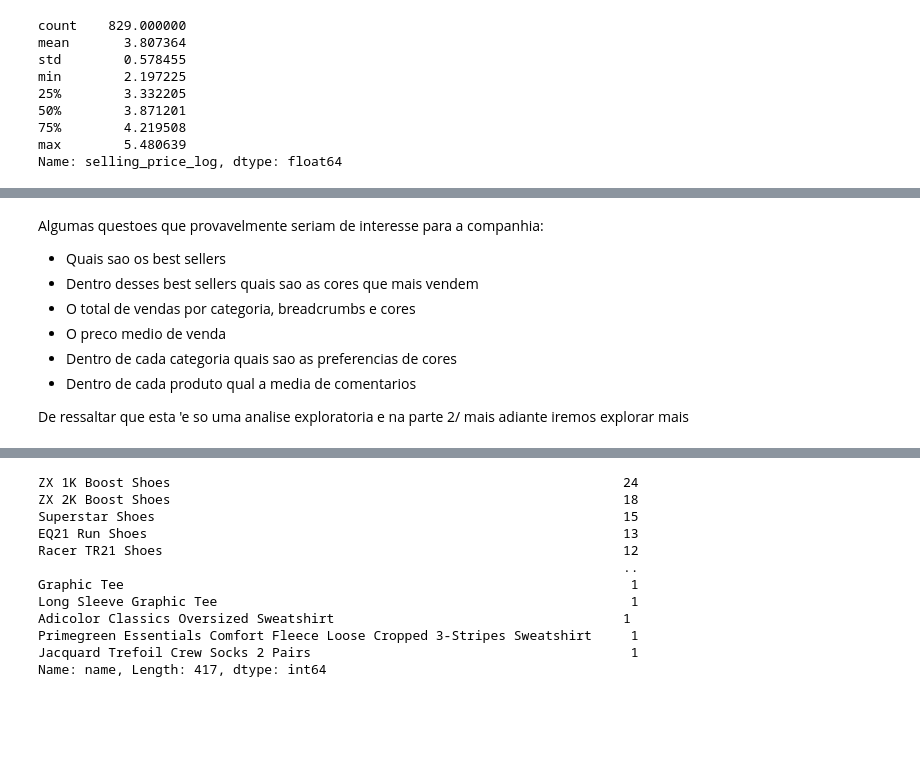
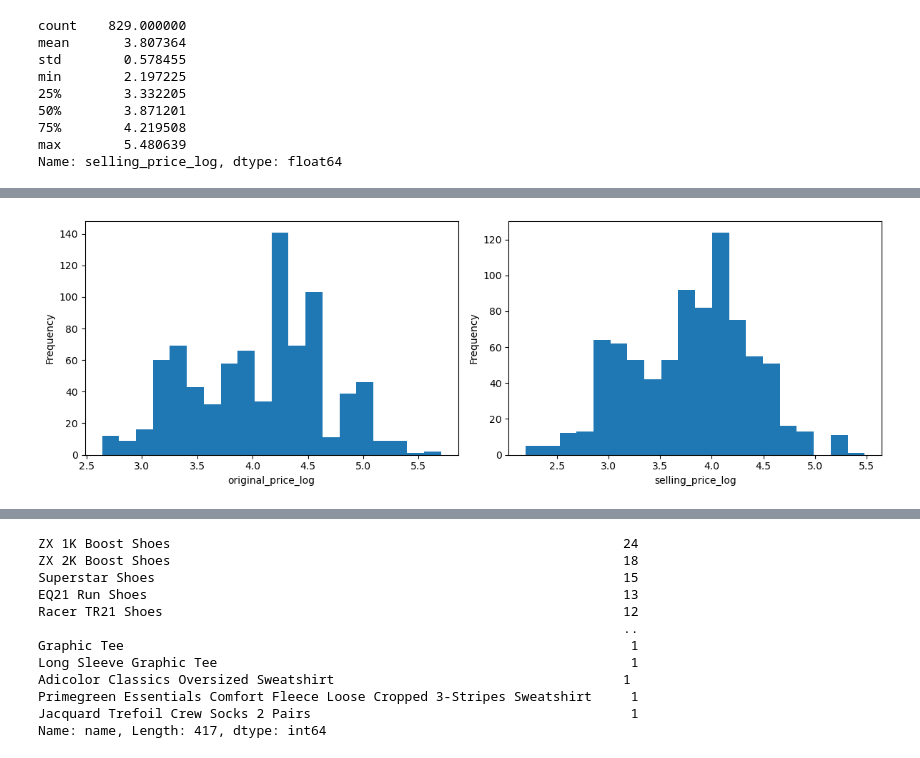
Before and after one commit to baldeamadu/Adidas_EDA, a Jupyter notebook: ADIDAS_EDA.ipynb, the cells around one changed output, grey strips where cells are left out. Saved outputs shown, nothing was run; the diff lists cells and outputs as text; code cells hidden in the pictures; blank space fills up the shorter version.

```diff
--- a/ADIDAS_EDA.ipynb
+++ b/ADIDAS_EDA.ipynb
@@ -352,10 +336,15 @@ data_set.iloc[:,0:25]
-# %% [markdown]
-Algumas questoes que provavelmente seriam de interesse para a companhia:
-- Quais sao os best sellers
-- Dentro desses best sellers quais sao as cores que mais vendem
-- O total de vendas por categoria, breadcrumbs e cores
-- O preco medio de venda
-- Dentro de cada categoria quais sao as preferencias de cores
-- Dentro de cada produto qual a media de comentarios
-
-De ressaltar que esta 'e so uma analise exploratoria e na parte 2/ mais adiante iremos explorar mais
+# %%
+# Select the variables for which you want to plot histograms
+vars_to_plot = ['original_price_log', 'selling_price_log']
+
+# Plot histograms of the selected variables
+fig, axs = plt.subplots(nrows=1, ncols=len(vars_to_plot), figsize=(12, 4))
+for i, var in enumerate(vars_to_plot):
+    axs[i].hist(data_set[var], bins=20)
+    axs[i].set_xlabel(var)
+    axs[i].set_ylabel('Frequency')
+
+plt.tight_layout()
+plt.show()
+# %% [output]
+[figure, added]
```
Also changed, not shown: parts of 24 cells of this notebook, 2 other files.
